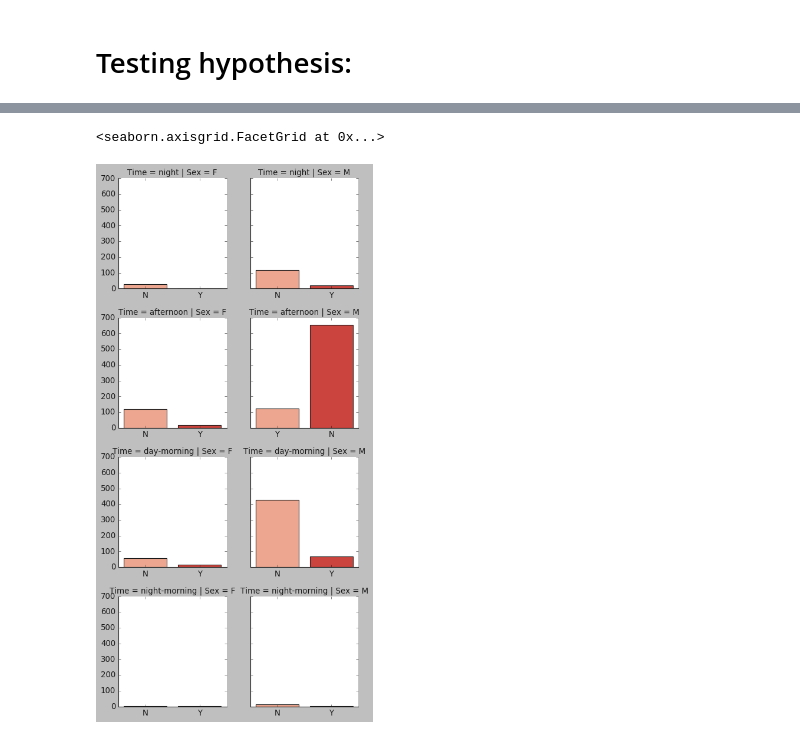
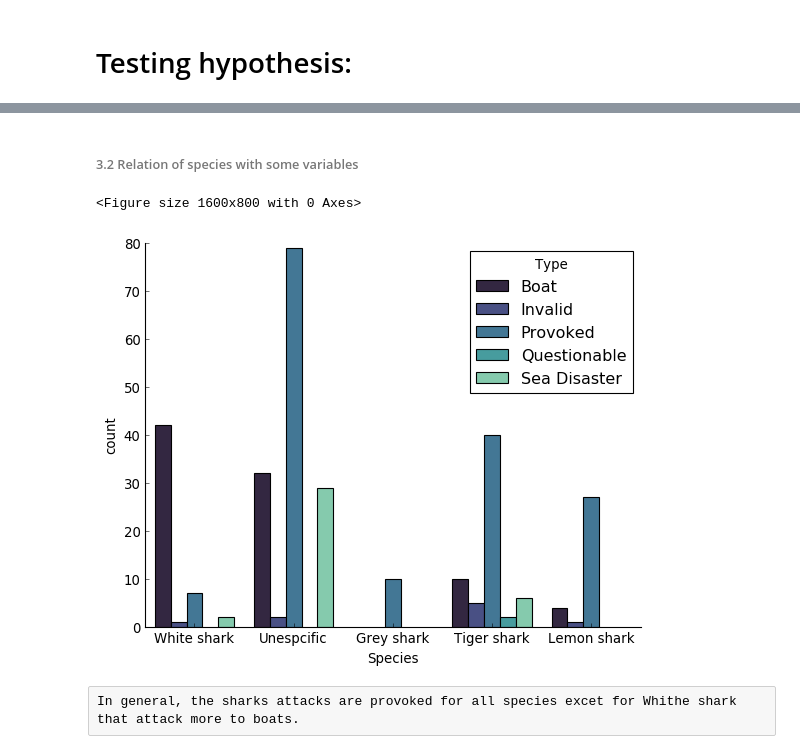
Before and after one commit to AnaAGG/P1_Pandas, a Jupyter notebook: output/Data_visualization.ipynb, the cells around one changed output, grey strips where cells are left out. Cells and saved outputs as stored; diff of their text form; code cells hidden in the pictures.

Commit message:
Data_Visualization

```diff
--- a/output/Data_visualization.ipynb
+++ b/output/Data_visualization.ipynb
@@ -87,5 +53,7 @@ ax.figure.savefig("continent.jpg", dpi=300)
 # %%
 plt.figure(figsize=(20,10))
+plt.style.use('_classic_test')
+
 
 ax = sns.countplot(x="Continent", hue = "Activity", palette="tab10",  data = df[-(df.Continent == ('Unknown'))])
 ax.set_xticklabels(continents)
@@ -103,3 +69,8 @@ df["Sex"].unique()
+# %%
+plt.figure(figsize=(20,10))
+plt.style.use('_classic_test')
+
+age = sns.histplot(x = "Age", data = df, palette = "mako")
 # %%
 plt.figure(figsize=(20,10))
 plt.style.use('_classic_test')
@@ -160,8 +122,0 @@ ax3.spines['top'].set_visible(False)
-# %%
-df["Agebucket"] = pd.cut(df.Age, bins=[0, 20, 40, 60, 70, 80])
-# %%
-g = sns.FacetGrid(data=df, col="Sex", row="Time", sharex=False)
-g.map_dataframe(sns.countplot, x="Fatal_(Y/N)", palette="Reds")
-# %% [output]
-<seaborn.axisgrid.FacetGrid at 0x...>
-[figure, removed]
@@ -169,0 +123,21 @@ sns.countplot(x="Agebucket", hue="Sex_", data = df, palette="icefire")
+# %% [markdown]
+###### 3.2 Relation of species with some variables
+# %%
+##### SPECIES VS TYPE OF ATTACK #####
+plt.figure(figsize=(20,10))
+plt.style.use('_classic_test')
+plt.figure(facecolor="white")
+
+fig = sns.countplot(x = "Species", hue = "Type", palette = "mako", data = df[-(df.Type == ('Unprovoked'))])
+
+fig.spines['right'].set_visible(False)
+fig.spines['top'].set_visible(False)
+plt.tick_params(axis = "x", which = "both", bottom = True, top = False)
+plt.tick_params(axis = "y", which = "both", bottom = True, right= False)
+
+fig.figure.savefig("Species_vs_Typeattack.jpg", dpi=300)
+# %% [output]
+<Figure size 1600x800 with 0 Axes>
+[figure, added]
+# %% [raw]
+In general, the sharks attacks are provoked for all species excet for Whithe shark that attack more to boats.
```
Also changed, not shown: parts of 23 cells of this notebook.
